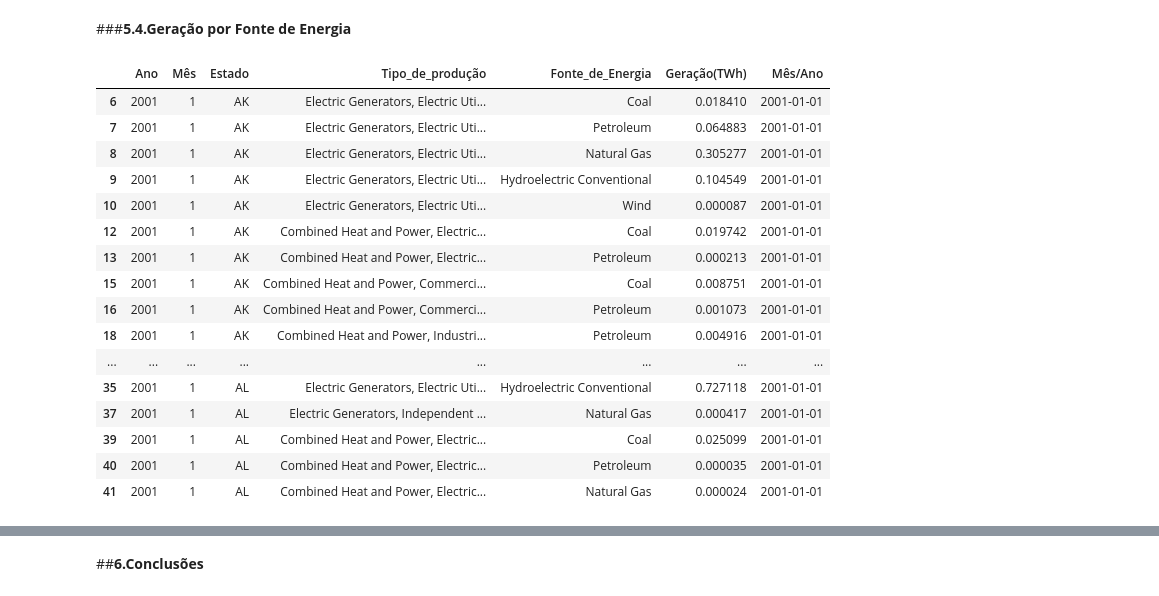
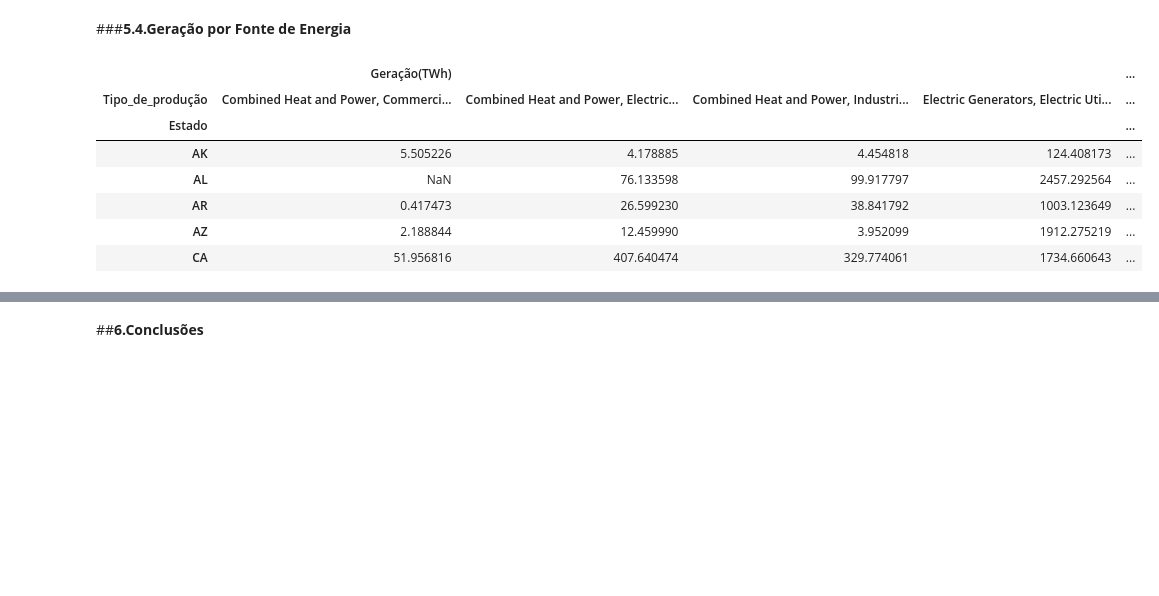
Before and after one commit to Higordevellard/MVP_01, a Jupyter notebook: mvp_sprint_1.ipynb, the cells around one changed output, grey strips where cells are left out. Cells and saved outputs as stored; diff of their text form; code cells hidden in the pictures; blank space fills up the shorter version.

```diff
--- a/mvp_sprint_1.ipynb
+++ b/mvp_sprint_1.ipynb
@@ -621,23 +621,3 @@ plt.show()
 dataset_estados_1 = dataset_1[dataset_1["Estado"]!='US-TOTAL']
 # %%
 dataset_estados_2 = dataset_estados_1[(dataset_estados_1["Tipo_de_produção"]!="Total Electric Power Industry") & (dataset_estados_1["Fonte_de_Energia"]!="Total")]
-# %%
-dataset_estados_2.head(20)
-# %% [output]
-|  | Ano | Mês | Estado | Tipo_de_produção | Fonte_de_Energia | Geração(TWh) | Mês/Ano |
-| 6 | 2001 | 1 | AK | Electric Generators, Electric Uti... | Coal | 0.018410 | 2001-01-01 |
-| 7 | 2001 | 1 | AK | Electric Generators, Electric Uti... | Petroleum | 0.064883 | 2001-01-01 |
-| 8 | 2001 | 1 | AK | Electric Generators, Electric Uti... | Natural Gas | 0.305277 | 2001-01-01 |
-| 9 | 2001 | 1 | AK | Electric Generators, Electric Uti... | Hydroelectric Conventional | 0.104549 | 2001-01-01 |
-| 10 | 2001 | 1 | AK | Electric Generators, Electric Uti... | Wind | 0.000087 | 2001-01-01 |
-| 12 | 2001 | 1 | AK | Combined Heat and Power, Electric... | Coal | 0.019742 | 2001-01-01 |
-| 13 | 2001 | 1 | AK | Combined Heat and Power, Electric... | Petroleum | 0.000213 | 2001-01-01 |
-| 15 | 2001 | 1 | AK | Combined Heat and Power, Commerci... | Coal | 0.008751 | 2001-01-01 |
-| 16 | 2001 | 1 | AK | Combined Heat and Power, Commerci... | Petroleum | 0.001073 | 2001-01-01 |
-| 18 | 2001 | 1 | AK | Combined Heat and Power, Industri... | Petroleum | 0.004916 | 2001-01-01 |
-| ... | ... | ... | ... | ... | ... | ... | ... |
-| 35 | 2001 | 1 | AL | Electric Generators, Electric Uti... | Hydroelectric Conventional | 0.727118 | 2001-01-01 |
-| 37 | 2001 | 1 | AL | Electric Generators, Independent ... | Natural Gas | 0.000417 | 2001-01-01 |
-| 39 | 2001 | 1 | AL | Combined Heat and Power, Electric... | Coal | 0.025099 | 2001-01-01 |
-| 40 | 2001 | 1 | AL | Combined Heat and Power, Electric... | Petroleum | 0.000035 | 2001-01-01 |
-| 41 | 2001 | 1 | AL | Combined Heat and Power, Electric... | Natural Gas | 0.000024 | 2001-01-01 |
@@ -643,0 +627,15 @@ dataset_estados_2.head(20)
+# %%
+dataset_estados_4 = dataset_estados_2.groupby(by=["Tipo_de_produção","Estado"]).sum()["Geração(TWh)"].reset_index()
+# %%
+dataset_estados_5 = dataset_estados_4.pivot_table(index=["Estado"],values=["Geração(TWh)"], columns="Tipo_de_produção")
+# %%
+dataset_estados_5.head()
+# %% [output]
+|  | Geração(TWh) |  |  |  | ... |
+| Tipo_de_produção | Combined Heat and Power, Commerci... | Combined Heat and Power, Electric... | Combined Heat and Power, Industri... | Electric Generators, Electric Uti... | ... |
+| Estado |  |  |  |  | ... |
+| AK | 5.505226 | 4.178885 | 4.454818 | 124.408173 | ... |
+| AL | NaN | 76.133598 | 99.917797 | 2457.292564 | ... |
+| AR | 0.417473 | 26.599230 | 38.841792 | 1003.123649 | ... |
+| AZ | 2.188844 | 12.459990 | 3.952099 | 1912.275219 | ... |
+| CA | 51.956816 | 407.640474 | 329.774061 | 1734.660643 | ... |
```
Also changed, not shown: parts of 5 cells of this notebook.
